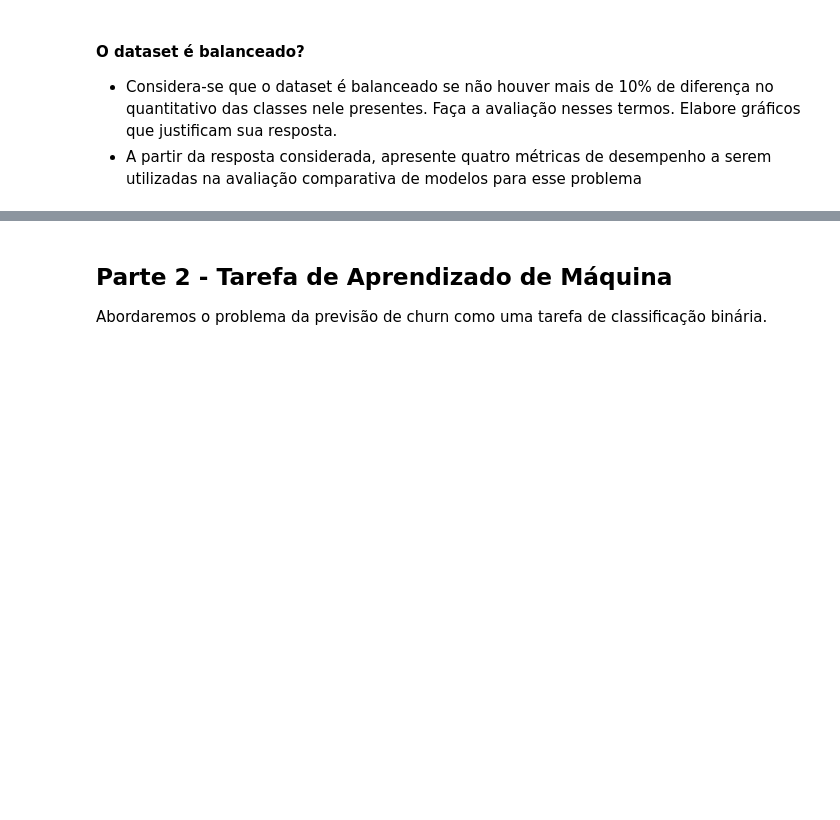
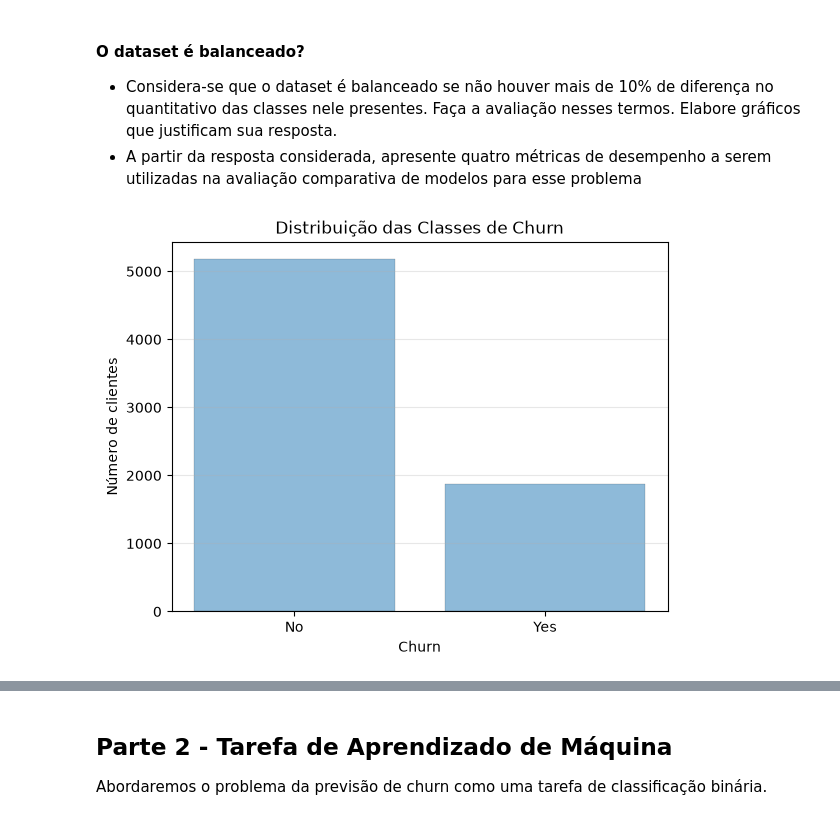
Before and after one commit to devgabrielbenayon/TrabalhoRedesNeurais, a Jupyter notebook: RNA-2025.2-PP1.2.ipynb, the cells around one changed output, grey strips where cells are left out. Saved outputs shown, nothing was run; the diff lists cells and outputs as text; code cells hidden in the pictures; blank space fills up the shorter version.

```diff
--- a/RNA-2025.2-PP1.2.ipynb
+++ b/RNA-2025.2-PP1.2.ipynb
@@ -294,3 +349,15 @@ df = pd.get_dummies(df, columns=['gender'], drop_first=False)
 
 Referências:
 - https://scikit-learn.org/stable/modules/generated/sklearn.preprocessing.LabelEncoder.html
+# %%
+df['TotalCharges'] = pd.to_numeric(df['TotalCharges'], errors='coerce')
+
+colunasCategoricas = df.select_dtypes(include=['object', 'str']).columns
+colunasCategoricas = colunasCategoricas.drop('Churn')
+
+for col in colunasCategoricas:
+    nCategorias = df[col].nunique()
+    if 2 <= nCategorias <= 5:
+        df = pd.get_dummies(df, columns=[col], drop_first=False)
+    else:
+        df = df.drop(columns=[col])
@@ -299,3 +368,15 @@ Referências:
 
 - Considera-se que o dataset é balanceado se não houver mais de 10% de diferença no quantitativo das classes nele presentes. Faça a avaliação nesses termos. Elabore gráficos que justificam sua resposta.
 - A partir da resposta considerada, apresente quatro métricas de desempenho a serem utilizadas na avaliação comparativa de modelos para esse problema
+# %%
+contagemChurn = df['Churn'].value_counts()
+
+plt.bar(contagemChurn.index, contagemChurn.values, alpha=0.5, edgecolor='black', linewidth=0.2)
+plt.xlabel('Churn')
+plt.ylabel('Número de clientes')
+plt.title('Distribuição das Classes de Churn')
+plt.grid(axis='y', alpha=0.3)
+
+plt.show()
+# %% [output]
+[figure, added]
```
Also changed, not shown: parts of 8 cells of this notebook.
